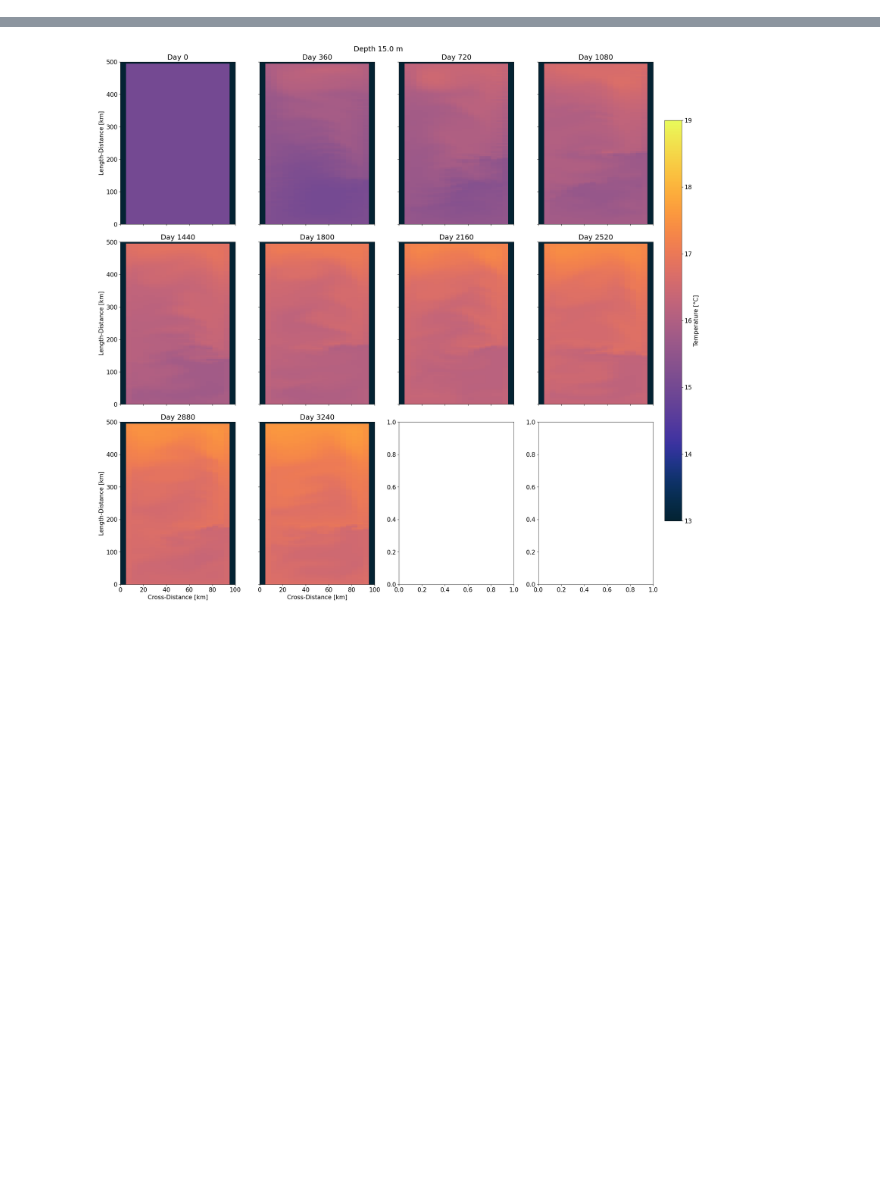
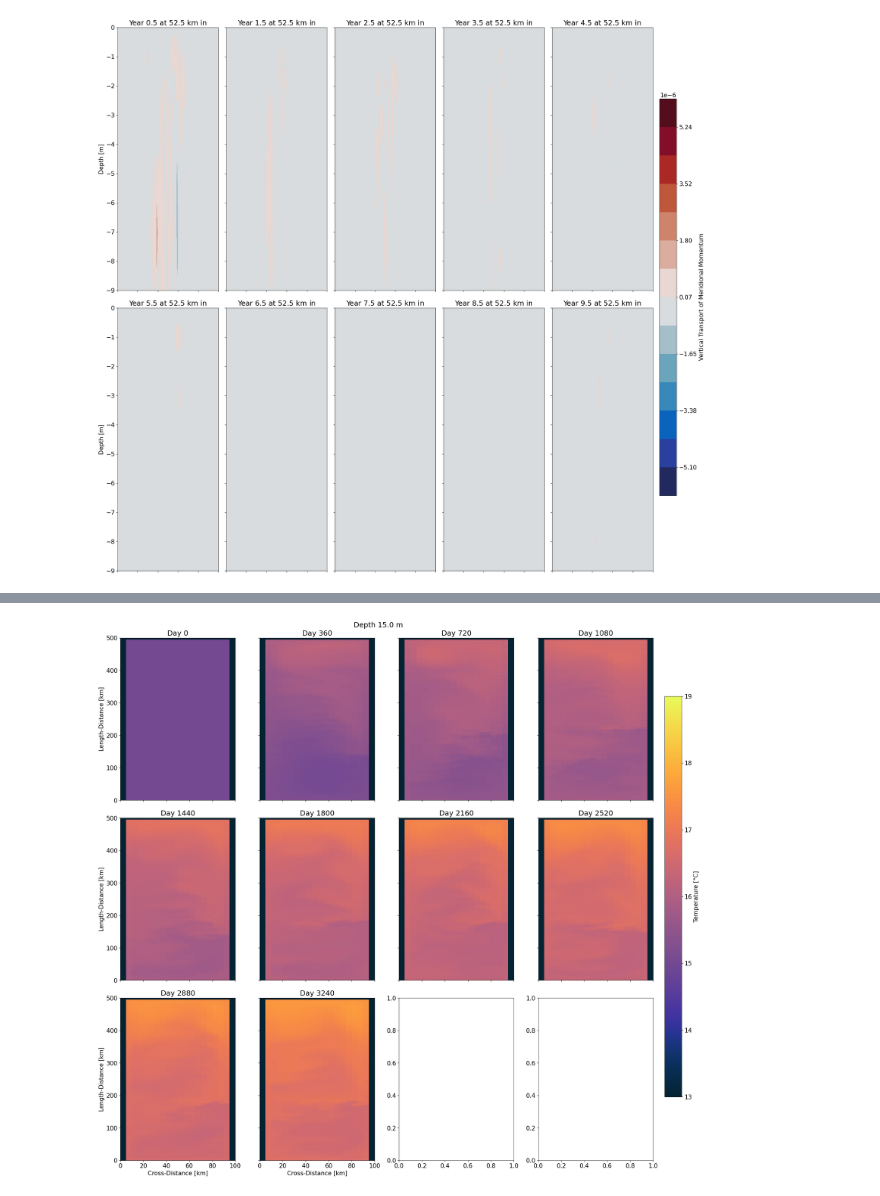
Before and after one commit to kaftkatt/IntercambioNGC, a Jupyter notebook: Scripts/Analisis.ipynb, the cells around one changed output, grey strips where cells are left out. Saved outputs shown, nothing was run; the diff lists cells and outputs as text; code cells hidden in the pictures; blank space fills up the shorter version.

```diff
--- a/Scripts/Analisis.ipynb
+++ b/Scripts/Analisis.ipynb
@@ -22,10 +22,10 @@ import warnings
 import datetime
 warnings.filterwarnings("ignore")
 # %%
-project='HeatfluxGaussian/'
+project='Spall/'
 
 location='Files/' #'/Users/ameliaking/Proyecto/Codigo/Idealizada/ChangeDim/'
 
-var='state'
+var='dynDiag'
 
 ds=xr.open_dataset(str(location) + str(project) + str(var) + '.nc')
@@ -69,6 +38,85 @@ params = {'font.size': 15,
 pl.rcParams.update(params)
 plt.rcParams['figure.dpi'] = 100
 plt.rcParams['savefig.dpi'] = 100
+# %%
+t=0
+
+VARS=list(ds.keys())[2:]
+
+
+#for variable in VARS:
+
+variable=VARS[10]
+exec(f'varin=ds.{variable}')
+title= varin.description
+if variable == 'VVEL' or  variable == 'VRHOMASS' or  variable == 'UV_VEL_Z' or  variable == 'WV_VEL':
+    Yin=ds.Yp1
+else:
+    Yin=ds.Y
+if variable == 'UVEL' or  variable == 'URHOMASS' or  variable == 'UV_VEL_Z' or  variable == 'WU_VEL':
+    Xin=ds.Xp1
+else:
+    Xin=ds.X
+if variable == 'WU_VEL' or variable == 'WV_VEL' or  variable == 'WRHOMASS' or  variable == 'WVEL':
+    Zin=-ds.Zld000010
+else:
+    Zin=-ds.Zmd000010
+
+if variable == 'THETA':
+    vmin=13
+    vmax=18
+    cmapi=cmocean.cm.thermal
+elif variable == 'PHIHYD':
+    vmin=-0.2
+    vmax=0.2
+    cmapi=cmocean.cm.delta
+elif variable == 'WVEL' or variable == 'VRHOMASS'or  variable == 'WRHOMASS':
+    vmin=np.min(varin)/3
+    vmax=np.max(varin)/3
+    cmapi=cmocean.cm.balance
+else:
+    vmin=np.min(varin)
+    vmax=np.max(varin)
+    cmapi=cmocean.cm.balance
+
+levels=np.linspace(vmin,vmax,15)
+
+fig,ax=plt.subplots(2,5)
+
+for i in range(10):
+    tin=t+(2*i)
+    if i<=4:
+        axin=ax[0,i]
+        axin.xaxis.set_tick_params(labelbottom=False)
+    elif np.logical_and(i>4,i<=9):
+        axin=ax[1,i-5]
+        axin.xaxis.set_tick_params(labelbottom=False)
+    elif np.logical_and(i>7,i<=11):
+        axin=ax[2,i-8]
+        axin.set(xlabel='Distance [km]')
+    if i==0 or i==10 or i==5 :
+        axin.set(ylabel='Depth [m]')
+    else:
+        axin.yaxis.set_tick_params(labelleft=False)
+
+
+    timein=ds.T[tin]/(60*60*24)
+    cax0=axin.contourf(Yin/1000, Zin , varin[tin,:,:,10],levels=levels,cmap=cmapi)
+    axin.set(title=f'Year {timein/360:.1f} at {Xin[10]/1000:.1f} km in')
+    #plt.colorbar(cax0)
+    if variable == 'URHOMASS' or variable == 'VRHOMASS':
+        axin.set_ylim((-4,0))
+
+cbar_ax = fig.add_axes([1, 0.15, 0.03, 0.7])
+fig.colorbar(cax0, cax=cbar_ax)
+cbar_ax.set_ylabel(title)
+
+fig.tight_layout()
+
+fig.patch.set_alpha(0.0)
+plt.savefig('../Figures/' + str(project) + '/' + str(variable) + '.png', bbox_inches='tight')
+# %% [output]
+[figure, added]
 # %%
 t=0
 
```
Also changed, not shown: parts of 9 cells of this notebook, 26 other files.
